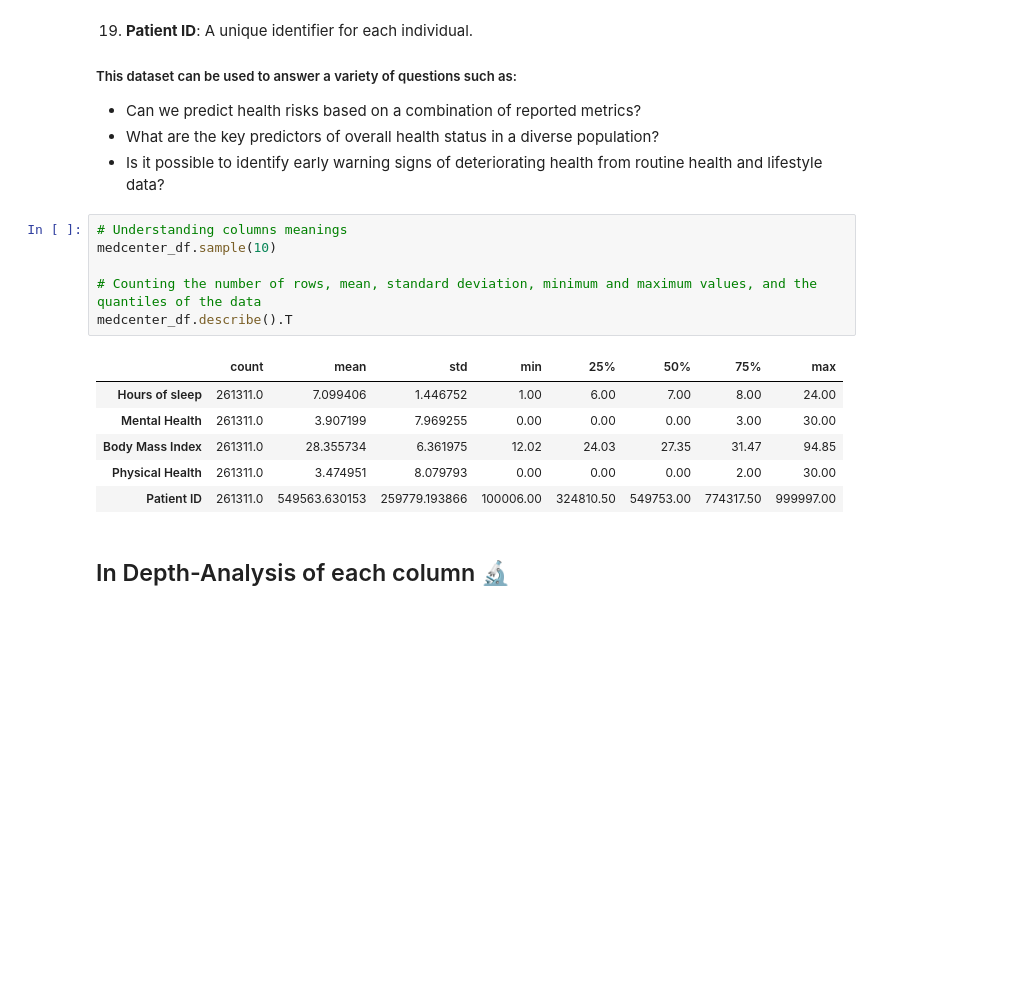
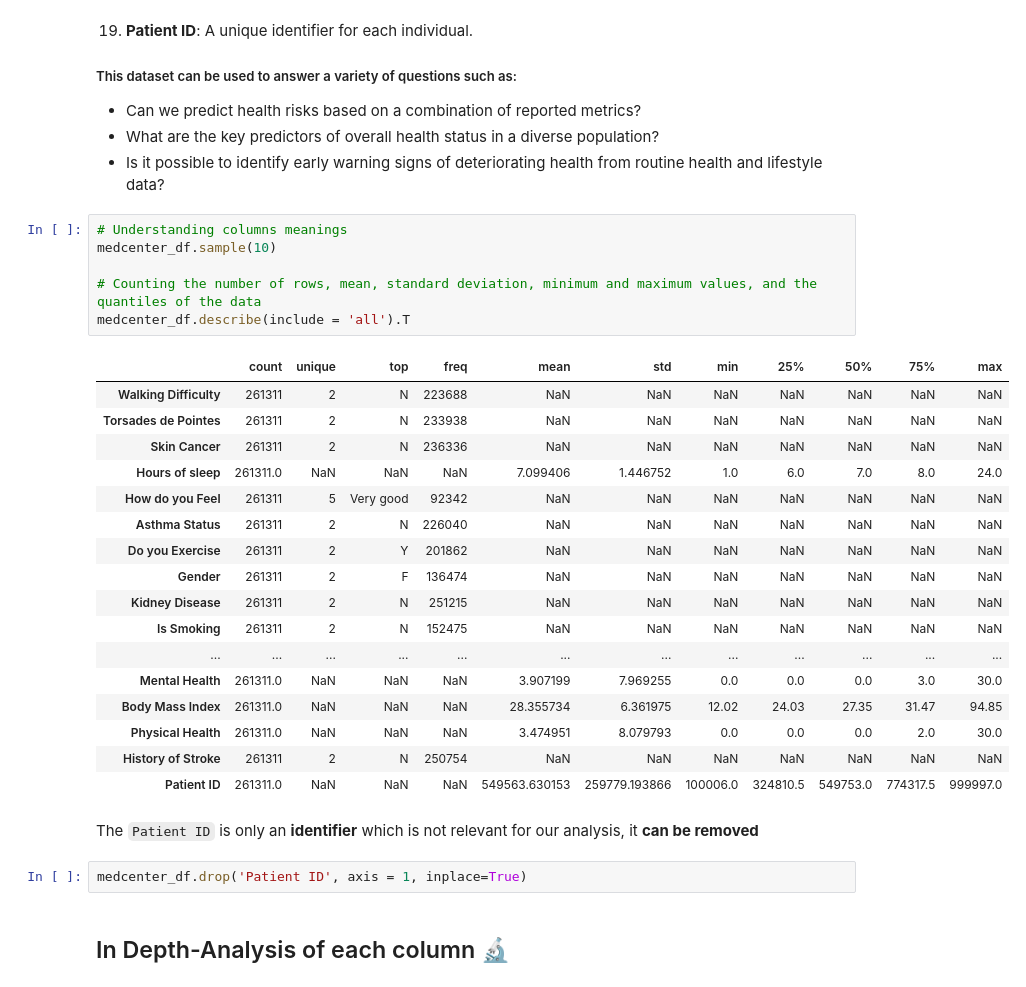
Before and after one commit to Dadd0/AI_MedCare_282401, a Jupyter notebook: main.ipynb, the cells around one changed output. Saved outputs shown, nothing was run; the diff lists cells and outputs as text; blank space fills up the shorter version.

```diff
--- a/main.ipynb
+++ b/main.ipynb
@@ -78,16 +78,31 @@ Here is a more detailed description of each feature:
 # %%
 # Understanding columns meanings
 medcenter_df.sample(10)
 
 # Counting the number of rows, mean, standard deviation, minimum and maximum values, and the quantiles of the data
-medcenter_df.describe().T
+medcenter_df.describe(include = 'all').T
 # %% [output]
-|  | count | mean | std | min | 25% | 50% | 75% | max |
-| Hours of sleep | 261311.0 | 7.099406 | 1.446752 | 1.00 | 6.00 | 7.00 | 8.00 | 24.00 |
-| Mental Health | 261311.0 | 3.907199 | 7.969255 | 0.00 | 0.00 | 0.00 | 3.00 | 30.00 |
-| Body Mass Index | 261311.0 | 28.355734 | 6.361975 | 12.02 | 24.03 | 27.35 | 31.47 | 94.85 |
-| Physical Health | 261311.0 | 3.474951 | 8.079793 | 0.00 | 0.00 | 0.00 | 2.00 | 30.00 |
-| Patient ID | 261311.0 | 549563.630153 | 259779.193866 | 100006.00 | 324810.50 | 549753.00 | 774317.50 | 999997.00 |
+|  | count | unique | top | freq | mean | std | min | 25% | 50% | 75% | max |
+| Walking Difficulty | 261311 | 2 | N | 223688 | NaN | NaN | NaN | NaN | NaN | NaN | NaN |
+| Torsades de Pointes | 261311 | 2 | N | 233938 | NaN | NaN | NaN | NaN | NaN | NaN | NaN |
+| Skin Cancer | 261311 | 2 | N | 236336 | NaN | NaN | NaN | NaN | NaN | NaN | NaN |
+| Hours of sleep | 261311.0 | NaN | NaN | NaN | 7.099406 | 1.446752 | 1.0 | 6.0 | 7.0 | 8.0 | 24.0 |
+| How do you Feel | 261311 | 5 | Very good | 92342 | NaN | NaN | NaN | NaN | NaN | NaN | NaN |
+| Asthma Status | 261311 | 2 | N | 226040 | NaN | NaN | NaN | NaN | NaN | NaN | NaN |
+| Do you Exercise | 261311 | 2 | Y | 201862 | NaN | NaN | NaN | NaN | NaN | NaN | NaN |
+| Gender | 261311 | 2 | F | 136474 | NaN | NaN | NaN | NaN | NaN | NaN | NaN |
+| Kidney Disease | 261311 | 2 | N | 251215 | NaN | NaN | NaN | NaN | NaN | NaN | NaN |
+| Is Smoking | 261311 | 2 | N | 152475 | NaN | NaN | NaN | NaN | NaN | NaN | NaN |
+| ... | ... | ... | ... | ... | ... | ... | ... | ... | ... | ... | ... |
+| Mental Health | 261311.0 | NaN | NaN | NaN | 3.907199 | 7.969255 | 0.0 | 0.0 | 0.0 | 3.0 | 30.0 |
+| Body Mass Index | 261311.0 | NaN | NaN | NaN | 28.355734 | 6.361975 | 12.02 | 24.03 | 27.35 | 31.47 | 94.85 |
+| Physical Health | 261311.0 | NaN | NaN | NaN | 3.474951 | 8.079793 | 0.0 | 0.0 | 0.0 | 2.0 | 30.0 |
+| History of Stroke | 261311 | 2 | N | 250754 | NaN | NaN | NaN | NaN | NaN | NaN | NaN |
+| Patient ID | 261311.0 | NaN | NaN | NaN | 549563.630153 | 259779.193866 | 100006.0 | 324810.5 | 549753.0 | 774317.5 | 999997.0 |
+# %% [markdown]
+The `Patient ID` is only an **identifier** which is not relevant for our analysis, it **can be removed**
+# %%
+medcenter_df.drop('Patient ID', axis = 1, inplace=True)
 # %% [markdown]
 ## In Depth-Analysis of each column 🔬
 # %%
```
Also changed, not shown: parts of 13 cells of this notebook.
